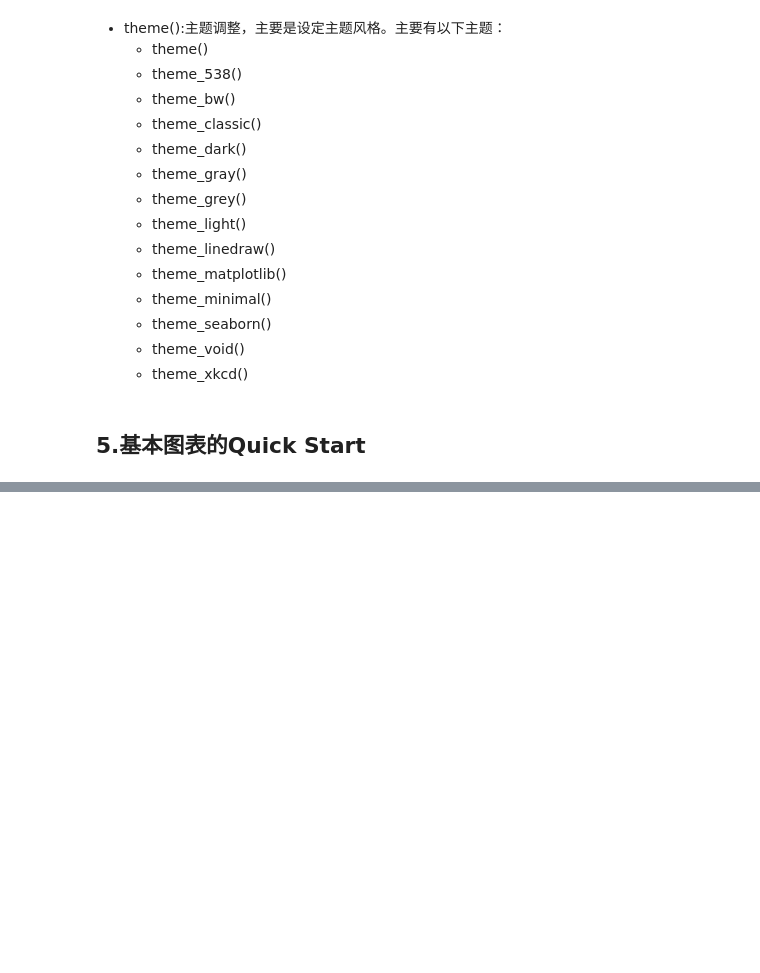
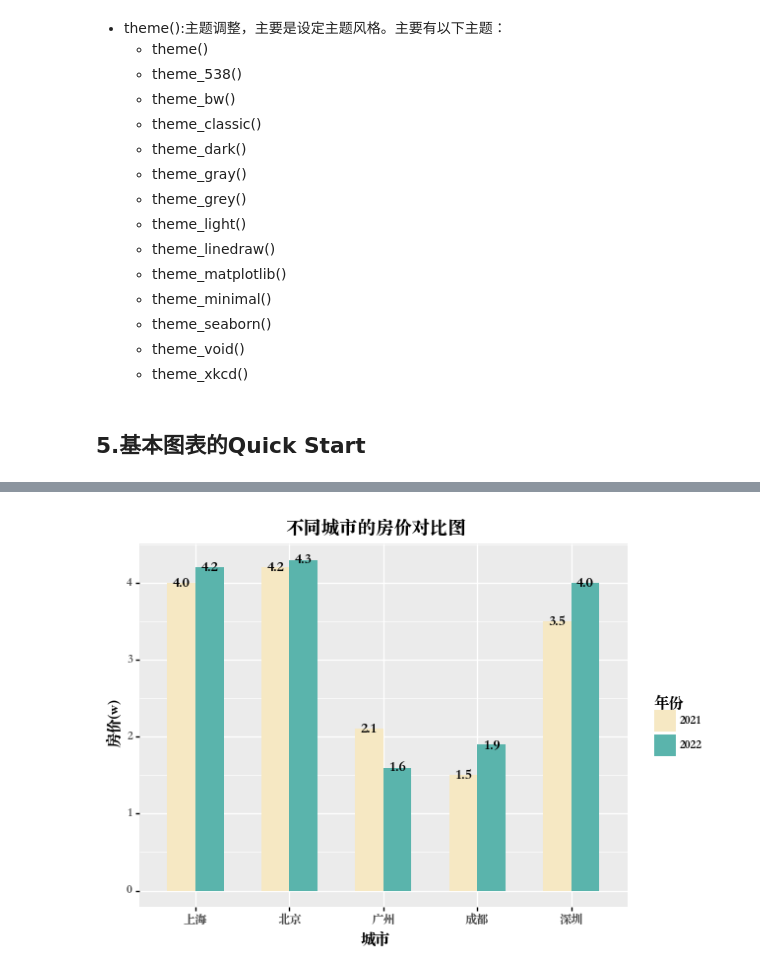
Before and after one commit to Git-Model/Modeling-Universe, a Jupyter notebook: Data-Story/统计分析之数据可视化/数据可视化之plotnine.ipynb, the cells around one changed output, grey strips where cells are left out. Saved outputs shown, nothing was run; the diff lists cells and outputs as text; code cells hidden in the pictures; blank space fills up the shorter version.

```diff
--- a/Data-Story/统计分析之数据可视化/数据可视化之plotnine.ipynb
+++ b/Data-Story/统计分析之数据可视化/数据可视化之plotnine.ipynb
@@ -1360,0 +1482,20 @@ print(p1)   # 展示p1图像
+# %%
+## Plotnine绘制多系列柱状图：不同城市在不同年份的房价对比
+data = pd.DataFrame({
+    '城市':['深圳', '上海', '北京', '广州', '成都', '深圳', '上海', '北京', '广州', '成都'],
+    '年份':[2021,2021,2021,2021,2021,2022,2022,2022,2022,2022],
+    '房价(w)':[3.5, 4.0, 4.2, 2.1, 1.5, 4.0, 4.2, 4.3, 1.6, 1.9]
+})
+
+data['年份'] = pd.Categorical(data['年份'], ordered=True, categories=data['年份'].unique())
+p_mult_bar = (
+    ggplot(data, aes(x='城市', y='房价(w)', fill='年份'))+
+    geom_bar(stat='identity',width=0.6, position='dodge')+
+    scale_fill_manual(values = ["#f6e8c3", "#5ab4ac"])+
+    labs(x="城市", y="房价(w)", title="不同城市的房价对比图")+
+    geom_text(aes(label='房价(w)'), position = position_dodge2(width = 0.6, preserve = 'single'))+
+    theme(text = element_text(family = "Songti SC"))
+)
+print(p_mult_bar)
+# %% [output]
+[figure, added]
```
Also changed, not shown: parts of 20 cells of this notebook.
